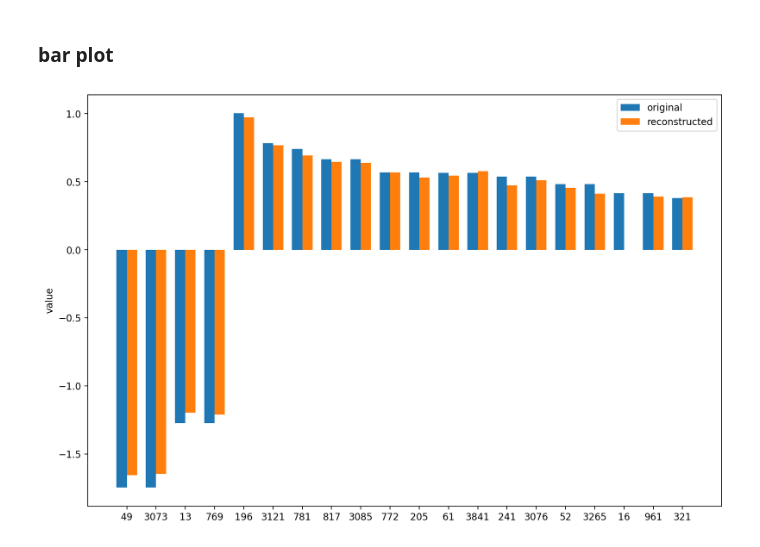
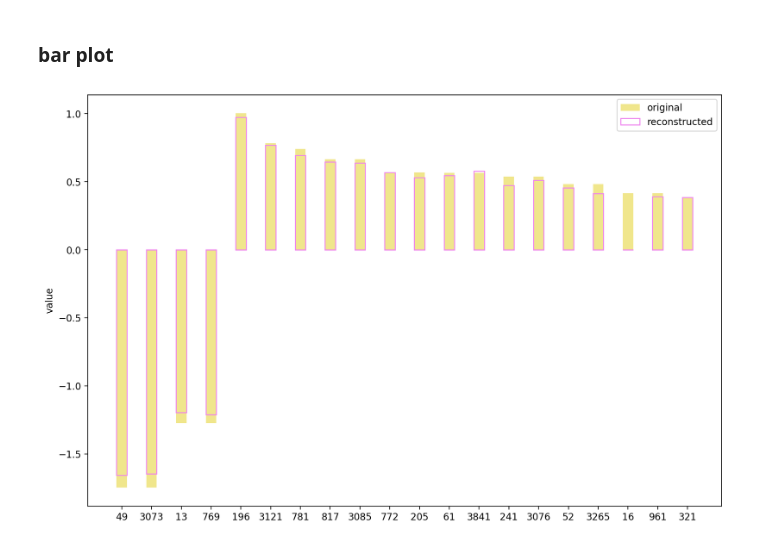
Before and after one commit to zyHan2077/HamiltonianLearning, a Jupyter notebook: plot/dataPresentation.ipynb, the cells around one changed output. Drawn from its saved outputs; the diff is of its cells as text; code cells hidden in the pictures.

Commit message:
add figure

```diff
--- a/plot/dataPresentation.ipynb
+++ b/plot/dataPresentation.ipynb
@@ -397,19 +397,20 @@ for k, v in list(result.items())[:topNum]:
 # %%
 x = np.arange(len(labels))
 width=0.35
 
 
 fig, ax = plt.subplots()
-rects1 = ax.bar(x - width/2, v0, width, label='original')
-rects2 = ax.bar(x + width/2, v1, width, label='reconstructed')
+rects1 = ax.bar(x, v0, width, label='original', color='khaki')
+rects2 = ax.bar(x, v1, width, label='reconstructed', edgecolor='violet', fill=False)
 
 # Add some text for labels, title and custom x-axis tick labels, etc.
 ax.set_ylabel('value')
 # ax.set_title('Scores by group and gender')
 ax.set_xticks(x)
 ax.set_xticklabels(labels)
 ax.legend()
 
+plt.savefig("LiH4_top_20_terms_barplot.svg", format="svg")
 plt.show()
 # %% [output]
-[figure, old version]
+[figure, new version]
```
Also changed, not shown: 2 other files.
